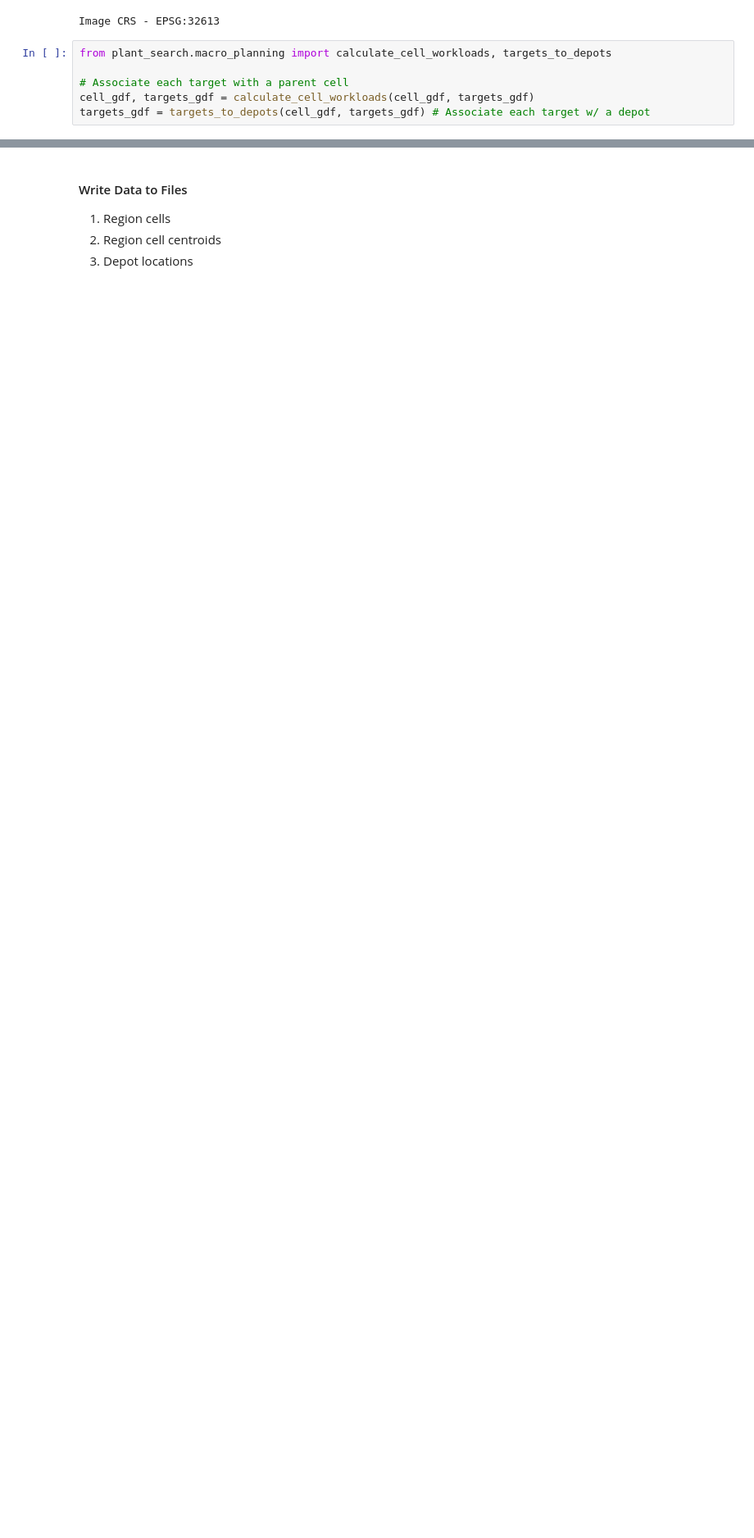
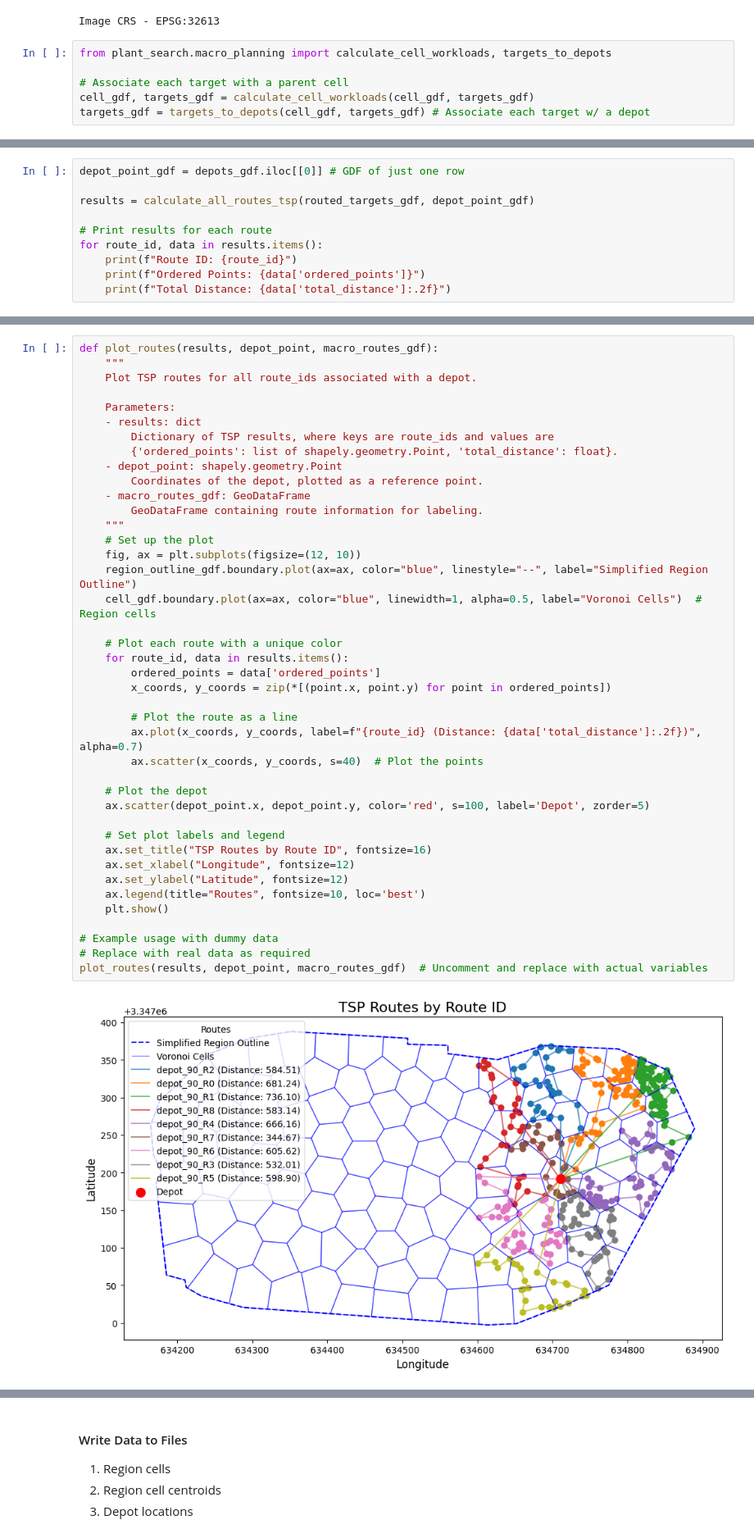
Before and after one commit to javelina-works/unsupervised-cv-search, a Jupyter notebook: content/notebooks/interactive_proto.ipynb, the cells around one changed output, grey strips where cells are left out. Shown at 82% size. Cells and saved outputs as stored; diff of their text form; blank space fills up the shorter version.

```diff
--- a/content/notebooks/interactive_proto.ipynb
+++ b/content/notebooks/interactive_proto.ipynb
@@ -261,0 +405,10 @@ routed_targets_gdf = associate_targets_with_routes(targets_gdf, macro_routes_gdf
+# %%
+depot_point_gdf = depots_gdf.iloc[[0]] # GDF of just one row
+
+results = calculate_all_routes_tsp(routed_targets_gdf, depot_point_gdf)
+
+# Print results for each route
+for route_id, data in results.items():
+    print(f"Route ID: {route_id}")
+    print(f"Ordered Points: {data['ordered_points']}")
+    print(f"Total Distance: {data['total_distance']:.2f}")
@@ -262,3 +433,46 @@ routed_targets_gdf = associate_targets_with_routes(targets_gdf, macro_routes_gdf
+# %%
+def plot_routes(results, depot_point, macro_routes_gdf):
+    """
+    Plot TSP routes for all route_ids associated with a depot.
+
+    Parameters:
+    - results: dict
+        Dictionary of TSP results, where keys are route_ids and values are
+        {'ordered_points': list of shapely.geometry.Point, 'total_distance': float}.
+    - depot_point: shapely.geometry.Point
+        Coordinates of the depot, plotted as a reference point.
+    - macro_routes_gdf: GeoDataFrame
+        GeoDataFrame containing route information for labeling.
+    """
+    # Set up the plot
+    fig, ax = plt.subplots(figsize=(12, 10))
+    region_outline_gdf.boundary.plot(ax=ax, color="blue", linestyle="--", label="Simplified Region Outline")
+    cell_gdf.boundary.plot(ax=ax, color="blue", linewidth=1, alpha=0.5, label="Voronoi Cells")  # Region cells
+
+    # Plot each route with a unique color
+    for route_id, data in results.items():
+        ordered_points = data['ordered_points']
+        x_coords, y_coords = zip(*[(point.x, point.y) for point in ordered_points])
+
+        # Plot the route as a line
+        ax.plot(x_coords, y_coords, label=f"{route_id} (Distance: {data['total_distance']:.2f})", alpha=0.7)
+        ax.scatter(x_coords, y_coords, s=40)  # Plot the points
+
+    # Plot the depot
+    ax.scatter(depot_point.x, depot_point.y, color='red', s=100, label='Depot', zorder=5)
+
+    # Set plot labels and legend
+    ax.set_title("TSP Routes by Route ID", fontsize=16)
+    ax.set_xlabel("Longitude", fontsize=12)
+    ax.set_ylabel("Latitude", fontsize=12)
+    ax.legend(title="Routes", fontsize=10, loc='best')
+    plt.show()
+
+# Example usage with dummy data
+# Replace with real data as required
+plot_routes(results, depot_point, macro_routes_gdf)  # Uncomment and replace with actual variables
+# %% [output]
+[figure, added]
 # %%
 import math
 import matplotlib.pyplot as plt
```
Also changed, not shown: parts of 9 cells of this notebook, 8 other files.
